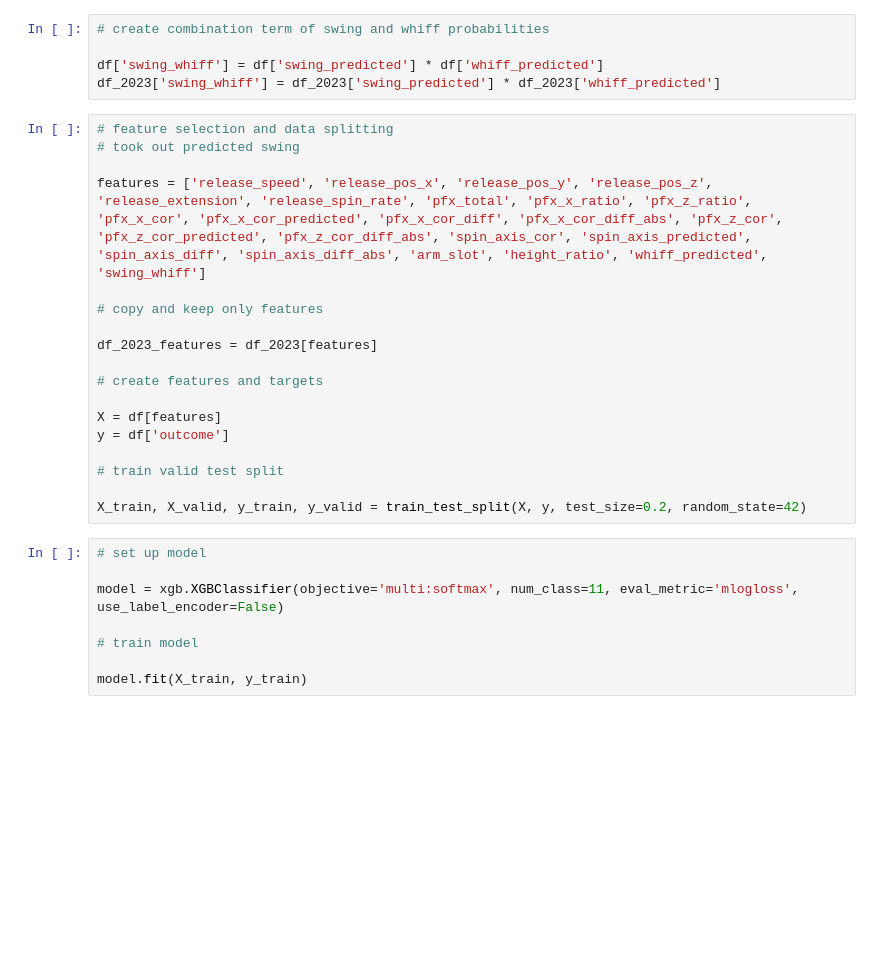
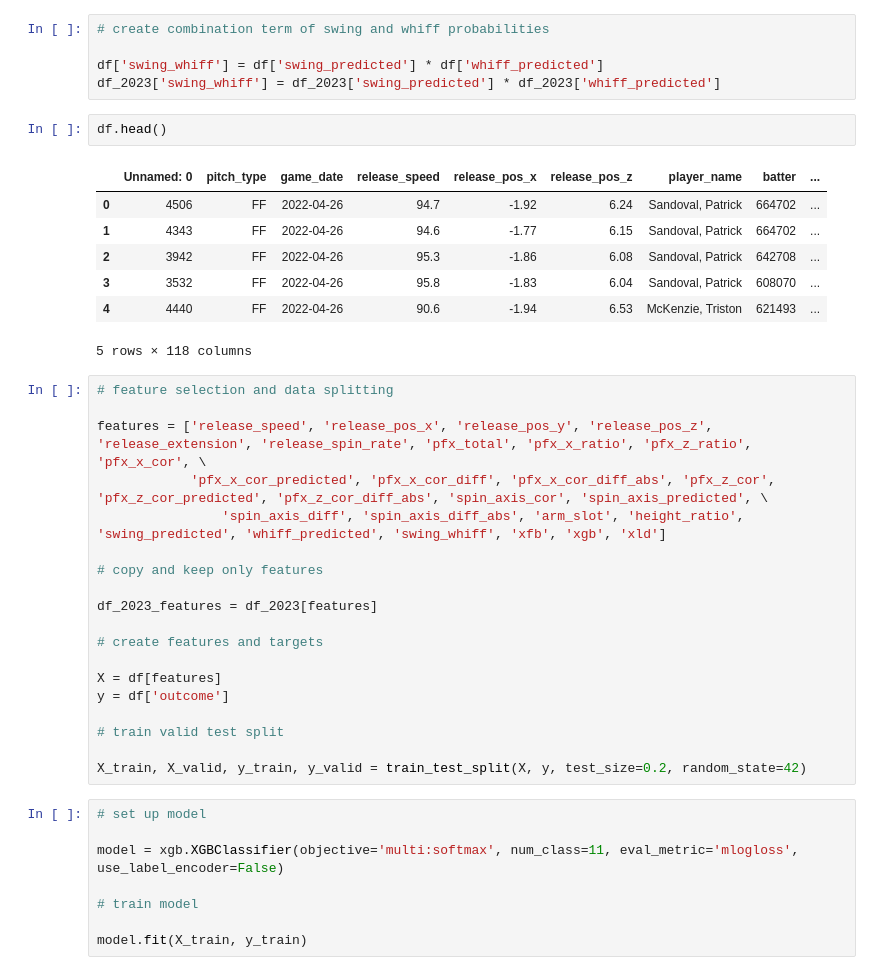
Before and after one commit to claytona500/stuff-baby, a Jupyter notebook: adam/adam_fb_model.ipynb, the cells around one changed output. Saved outputs shown, nothing was run; the diff lists cells and outputs as text; blank space fills up the shorter version.

```diff
--- a/adam/adam_fb_model.ipynb
+++ b/adam/adam_fb_model.ipynb
@@ -236,11 +236,22 @@ df_2023.loc[df_2023['swing_predicted'] < 0, 'swing_predicted'] = 0
 
 df['swing_whiff'] = df['swing_predicted'] * df['whiff_predicted']
 df_2023['swing_whiff'] = df_2023['swing_predicted'] * df_2023['whiff_predicted']
+# %%
+df.head()
+# %% [output]
+|  | Unnamed: 0 | pitch_type | game_date | release_speed | release_pos_x | release_pos_z | player_name | batter | ... |
+| 0 | 4506 | FF | 2022-04-26 | 94.7 | -1.92 | 6.24 | Sandoval, Patrick | 664702 | ... |
+| 1 | 4343 | FF | 2022-04-26 | 94.6 | -1.77 | 6.15 | Sandoval, Patrick | 664702 | ... |
+| 2 | 3942 | FF | 2022-04-26 | 95.3 | -1.86 | 6.08 | Sandoval, Patrick | 642708 | ... |
+| 3 | 3532 | FF | 2022-04-26 | 95.8 | -1.83 | 6.04 | Sandoval, Patrick | 608070 | ... |
+| 4 | 4440 | FF | 2022-04-26 | 90.6 | -1.94 | 6.53 | McKenzie, Triston | 621493 | ... |
+5 rows × 118 columns
 # %%
 # feature selection and data splitting
-# took out predicted swing
 
-features = ['release_speed', 'release_pos_x', 'release_pos_y', 'release_pos_z', 'release_extension', 'release_spin_rate', 'pfx_total', 'pfx_x_ratio', 'pfx_z_ratio', 'pfx_x_cor', 'pfx_x_cor_predicted', 'pfx_x_cor_diff', 'pfx_x_cor_diff_abs', 'pfx_z_cor', 'pfx_z_cor_predicted', 'pfx_z_cor_diff_abs', 'spin_axis_cor', 'spin_axis_predicted', 'spin_axis_diff', 'spin_axis_diff_abs', 'arm_slot', 'height_ratio', 'whiff_predicted', 'swing_whiff']
+features = ['release_speed', 'release_pos_x', 'release_pos_y', 'release_pos_z', 'release_extension', 'release_spin_rate', 'pfx_total', 'pfx_x_ratio', 'pfx_z_ratio', 'pfx_x_cor', \
+            'pfx_x_cor_predicted', 'pfx_x_cor_diff', 'pfx_x_cor_diff_abs', 'pfx_z_cor', 'pfx_z_cor_predicted', 'pfx_z_cor_diff_abs', 'spin_axis_cor', 'spin_axis_predicted', \
+                'spin_axis_diff', 'spin_axis_diff_abs', 'arm_slot', 'height_ratio', 'swing_predicted', 'whiff_predicted', 'swing_whiff', 'xfb', 'xgb', 'xld']
 
 # copy and keep only features
 
```
Also changed, not shown: parts of 7 cells of this notebook, 1 other file.
